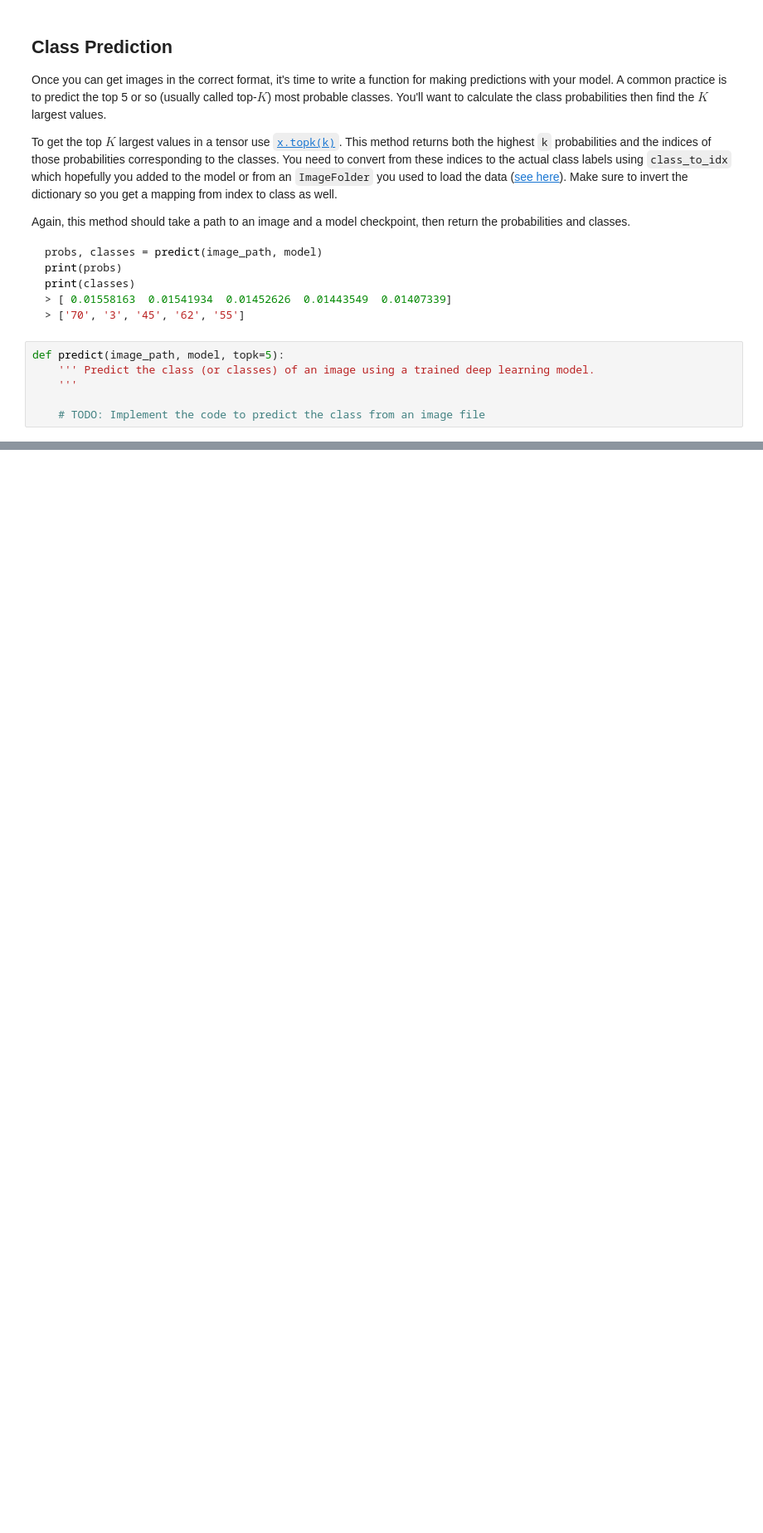
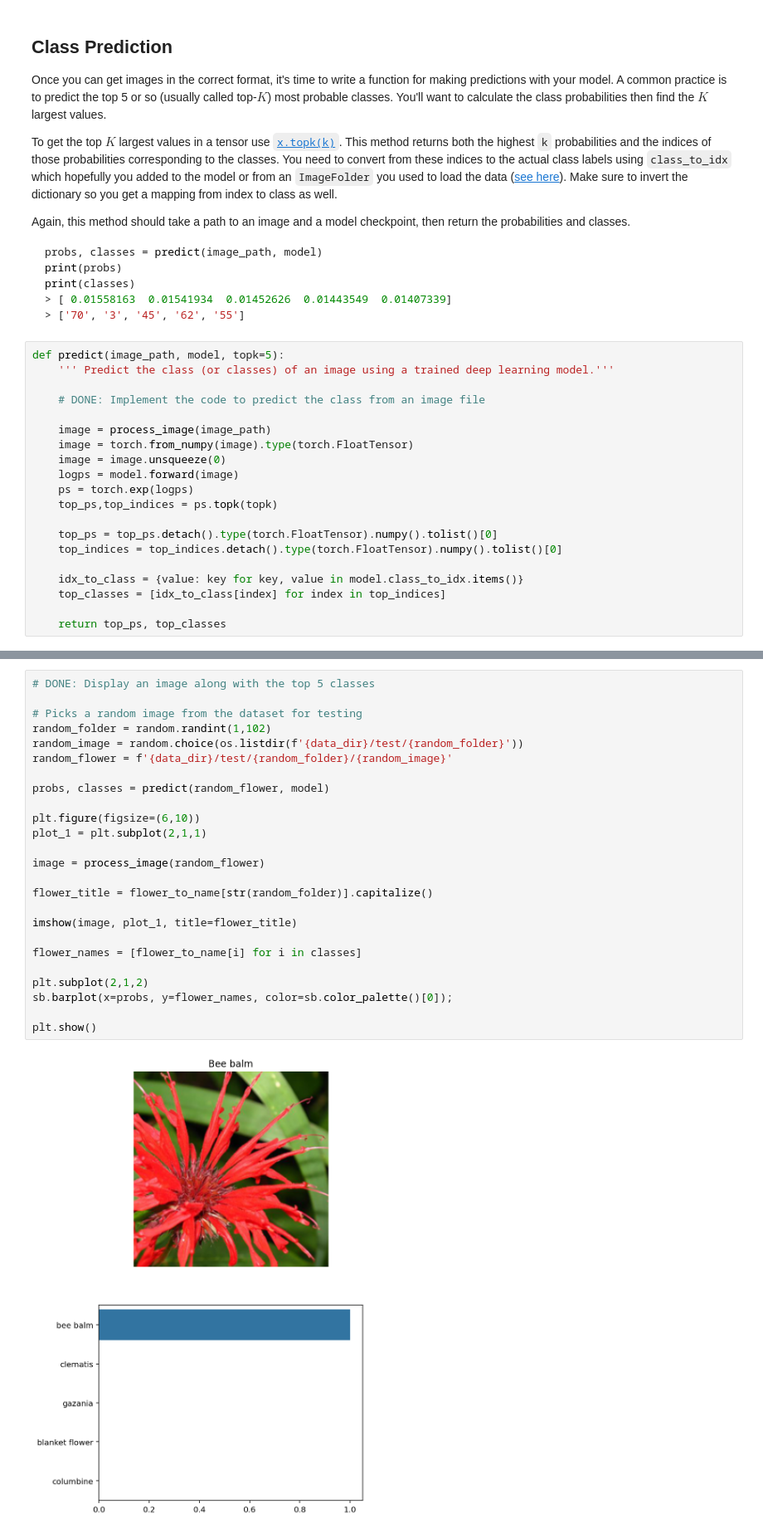
Before and after one commit to willhughes11/Image-Classifier, a Jupyter notebook: Image Classifier Project.ipynb, the cells around one changed output, grey strips where cells are left out. Shown at 83% size. Drawn from its saved outputs; the diff is of its cells as text; blank space fills up the shorter version.

````diff
--- a/Image Classifier Project.ipynb
+++ b/Image Classifier Project.ipynb
@@ -290,10 +401,24 @@ print(classes)
 ```
 # %%
 def predict(image_path, model, topk=5):
-    ''' Predict the class (or classes) of an image using a trained deep learning model.
-    '''
+    ''' Predict the class (or classes) of an image using a trained deep learning model.'''
 
-    # TODO: Implement the code to predict the class from an image file
+    # DONE: Implement the code to predict the class from an image file
+
+    image = process_image(image_path)
+    image = torch.from_numpy(image).type(torch.FloatTensor)
+    image = image.unsqueeze(0)
+    logps = model.forward(image)
+    ps = torch.exp(logps)
+    top_ps,top_indices = ps.topk(topk)
+
+    top_ps = top_ps.detach().type(torch.FloatTensor).numpy().tolist()[0]
+    top_indices = top_indices.detach().type(torch.FloatTensor).numpy().tolist()[0]
+
+    idx_to_class = {value: key for key, value in model.class_to_idx.items()}
+    top_classes = [idx_to_class[index] for index in top_indices]
+
+    return top_ps, top_classes
 # %% [markdown]
 ## Sanity Checking
 
@@ -306,0 +430,27 @@ You can convert from the class integer encoding to actual flower names with the
+# %%
+# DONE: Display an image along with the top 5 classes
+
+# Picks a random image from the dataset for testing
+random_folder = random.randint(1,102)
+random_image = random.choice(os.listdir(f'{data_dir}/test/{random_folder}'))
+random_flower = f'{data_dir}/test/{random_folder}/{random_image}'
+
+probs, classes = predict(random_flower, model)
+
+plt.figure(figsize=(6,10))
+plot_1 = plt.subplot(2,1,1)
+
+image = process_image(random_flower)
+
+flower_title = flower_to_name[str(random_folder)].capitalize()
+
+imshow(image, plot_1, title=flower_title)
+
+flower_names = [flower_to_name[i] for i in classes]
+
+plt.subplot(2,1,2)
+sb.barplot(x=probs, y=flower_names, color=sb.color_palette()[0]);
+
+plt.show()
+# %% [output]
+[figure, added]
````
Also changed, not shown: parts of 19 cells of this notebook.
